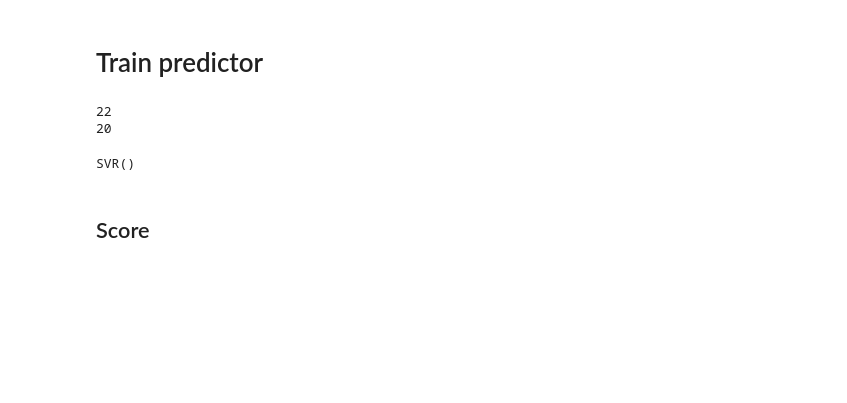
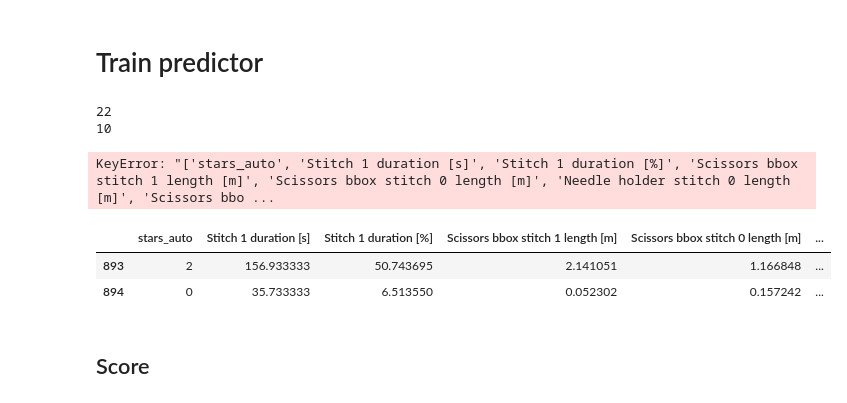
Before and after one commit to mjirik/surgeryanalyser, a Jupyter notebook: devel/pigleg_stats_evalutaion.ipynb, the cells around one changed output. Cells and saved outputs as stored; diff of their text form; code cells hidden in the pictures; blank space fills up the shorter version.

```diff
--- a/devel/pigleg_stats_evalutaion.ipynb
+++ b/devel/pigleg_stats_evalutaion.ipynb
@@ -138,7 +162,7 @@ from sklearn.metrics import mean_squared_error, r2_score
 from sklearn.svm import SVR
 #train a model to predict stars_auto
 
-columns = list(corr.index)
+# columns = list(corr.index)
 columns.append("filename")
 
 dfsx = dfs[columns]
@@ -156,8 +180,14 @@ model.fit(X_train, y_train)
 # X
 # %% [output]
 22
-20
+10
-SVR()
+KeyError: "['stars_auto', 'Stitch 1 duration [s]', 'Stitch 1 duration [%]', 'Scissors bbox stitch 1 length [m]', 'Scissors bbox stitch 0 length [m]', 'Needle holder stitch 0 length [m]', 'Scissors bbo ...
+# %%
+dfsx
+# %% [output]
+|  | stars_auto | Stitch 1 duration [s] | Stitch 1 duration [%] | Scissors bbox stitch 1 length [m] | Scissors bbox stitch 0 length [m] | ... |
+| 893 | 2 | 156.933333 | 50.743695 | 2.141051 | 1.166848 | ... |
+| 894 | 0 | 35.733333 | 6.513550 | 0.052302 | 0.157242 | ... |
 # %% [markdown]
 ## Score
 # %%
```
Also changed, not shown: parts of 8 cells of this notebook, 2 other files.
